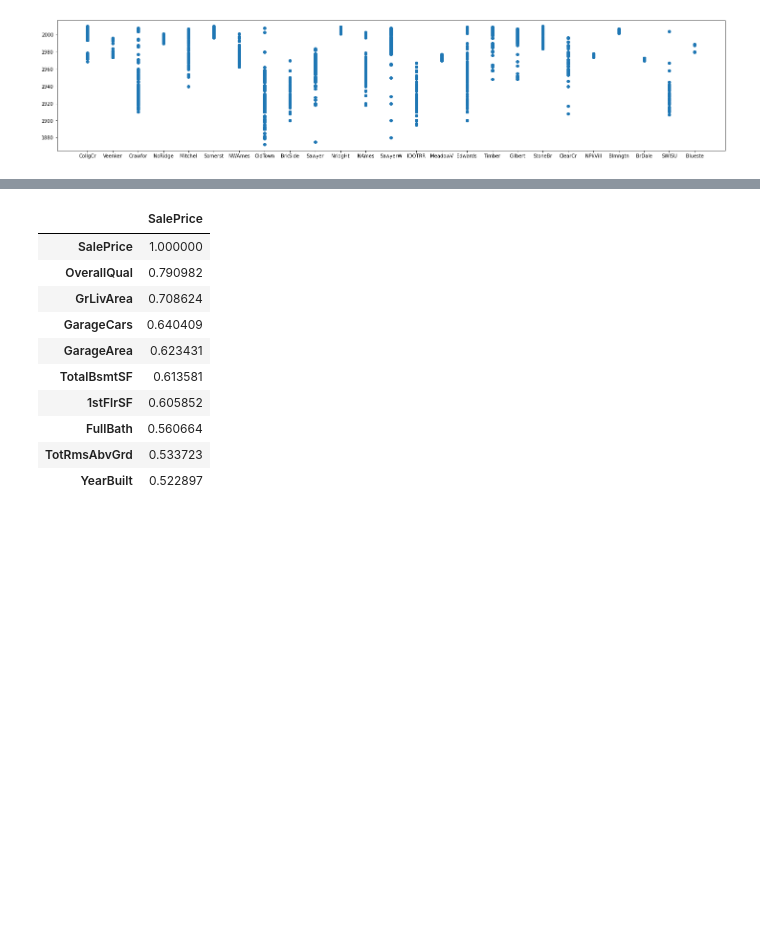
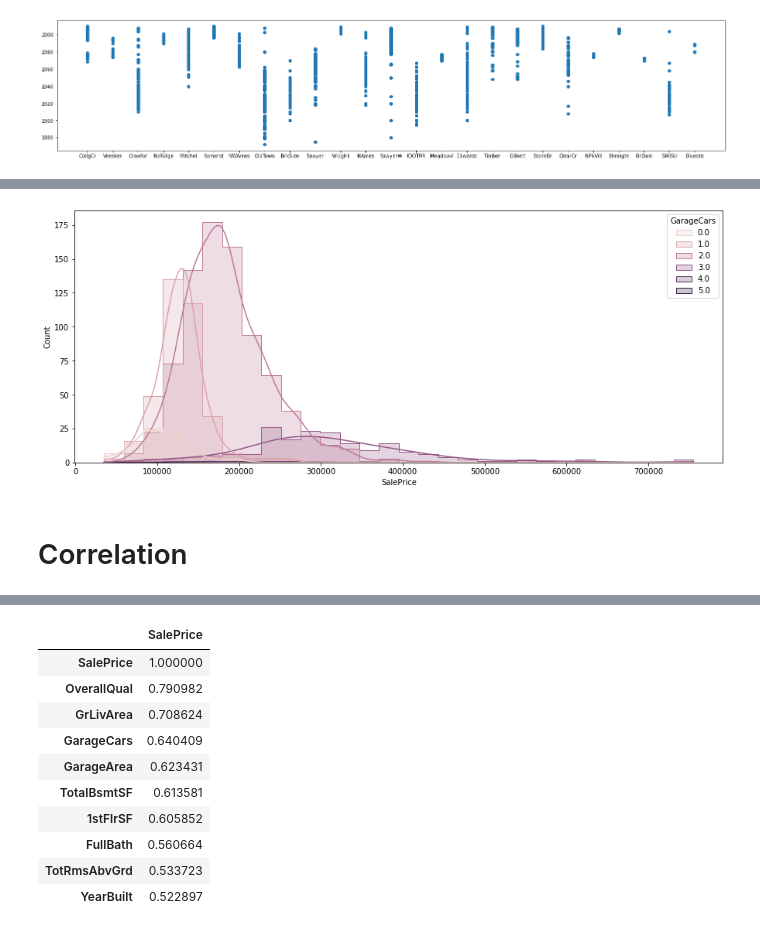
Before and after one commit to CS521-Burstein/final-project-Ayoub-Amghar, a Jupyter notebook: delivery_2.ipynb, the cells around one changed output, grey strips where cells are left out. Saved outputs shown, nothing was run; the diff lists cells and outputs as text; code cells hidden in the pictures; blank space fills up the shorter version.

```diff
--- a/delivery_2.ipynb
+++ b/delivery_2.ipynb
@@ -101,0 +117,14 @@ sns.distplot(housing_dataframe['SalePrice'],fit=norm)
+# %%
+plt.figure(figsize=(15,6))
+sns.histplot(x= "SalePrice",
+             data=housing_dataframe,
+              bins=30,
+              hue="GarageCars",
+              element="step",
+             color=['red','purple','pink','blue','yellow','green'],
+              kde=True)
+plt.savefig("Histograms_saleprice_garageCar.jpg")
+# %% [output]
+[figure, added]
+# %% [markdown]
+# Correlation
```
Also changed, not shown: parts of 6 cells of this notebook.
